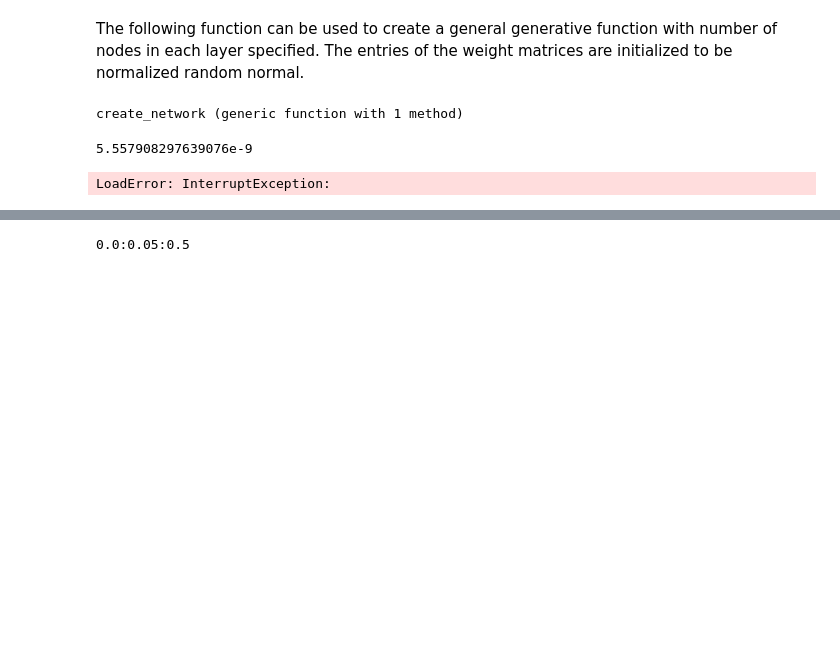
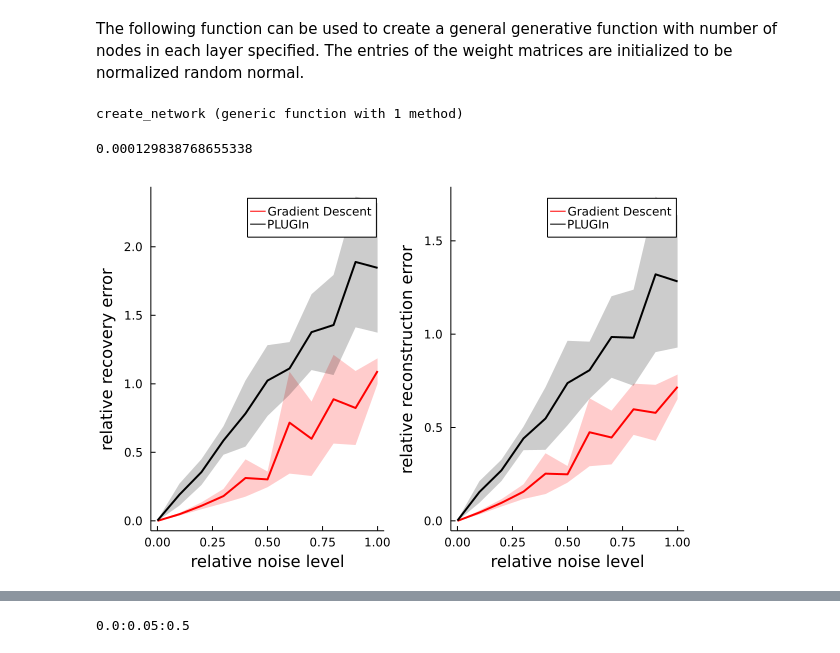
Before and after one commit to babhrujoshi/PLUGIn_Julia, a Jupyter notebook: Plugin_denoise.ipynb, the cells around one changed output, grey strips where cells are left out. Saved outputs shown, nothing was run; the diff lists cells and outputs as text; code cells hidden in the pictures; blank space fills up the shorter version.

```diff
--- a/Plugin_denoise.ipynb
+++ b/Plugin_denoise.ipynb
@@ -114,7 +114,7 @@ depth = length(Flux.params(G))/2
 (x_dim, _ ) = size(Flux.params(G)[Int(depth*2 - 1)])
 W = normalized_weight_product(G)
 
-max_iter = 5000
+max_iter = 2000
 stepsize_PLUGIn = 2
 stepsize_GD = .5
 noise_level_list = 0:.1:1
@@ -132,7 +132,7 @@ end
 
 println(norm(z_est_PLUGIn - z))
 # %% [output]
-5.557908297639076e-9
+0.000129838768655338
 # %%
 #########  SNR  #################
 net_param = [20, 520, 500, 750]
@@ -144,7 +144,7 @@ depth = length(Flux.params(G))/2
 (x_dim, _ ) = size(Flux.params(G)[Int(depth*2 - 1)])
 W = normalized_weight_product(G)
 
-max_iter = 5000
+max_iter = 2000
 stepsize_PLUGIn = 2
 stepsize_GD = .5
 noise_level_list = 0:.1:1
@@ -300,8 +300,6 @@ end
 
 
 # save("result/talk/Denoise/denoise_recon_low_ratio.jld", "error_GD", recon_error_matrix_GD, "error_PLUGIn", recon_error_matrix_PLUGIn, "error_GD_proj", recon_error_matrix_GD_proj, "error_PLUGIn_proj", recon_error_matrix_PLUGIn_proj, "error_GD_reg", recon_error_matrix_GD_reg, "error_PLUGIn_reg", recon_error_matrix_PLUGIn_reg)
-# %% [output]
-LoadError: InterruptException:
 # %%
 save("result/talk/Denoise/denoise_recov_high_ratio.jld", "error_GD", recov_error_matrix_GD, "error_PLUGIn", recov_error_matrix_PLUGIn, "error_GD_proj", recov_error_matrix_GD_proj, "error_PLUGIn_proj", recov_error_matrix_PLUGIn_proj, "error_GD_reg", recov_error_matrix_GD_reg, "error_PLUGIn_reg", recov_error_matrix_PLUGIn_reg)
 
@@ -314,34 +312,36 @@ save("result/talk/Denoise/denoise_recon_high_ratio.jld", "error_GD", recon_error
 
 
 average_recov = mean(recov_error_matrix_GD[:, 2:end], dims=2)
 std_recov = std(recov_error_matrix_GD[:, 2:end], dims=2)
 plot(noise_level_list, average_recov + std_recov, fillrange = average_recov - std_recov, fillalpha = .2, color =:red, label = false, linecolor = invisible())
 plot!(noise_level_list, average_recov, label = "Gradient Descent", xlabel = "relative noise level", ylabel = "average recovery error", linewidth = 2, color =:red)
 
 average_recov = mean(recov_error_matrix_PLUGIn[:, 2:end], dims=2)
 std_recov = std(recov_error_matrix_PLUGIn[:, 2:end], dims=2)
 plot!(noise_level_list, average_recov + std_recov, fillrange = average_recov - std_recov, fillalpha = .2, c =:black, label = false, linecolor = invisible())
 p1 = plot!(noise_level_list, average_recov, label = "PLUGIn", xlabel = "relative noise level", ylabel = "relative recovery error", linewidth = 2, color =:black , grid= false)
 
 
 #################################################################################
 average_recon = mean(recon_error_matrix_GD[:, 2:end], dims=2)
 std_recon = std(recon_error_matrix_GD[:, 2:end], dims=2)
 plot(noise_level_list, average_recon + std_recon, fillrange = average_recon - std_recon,fillalpha = .2, color =:red, label = false, linecolor = invisible())
 plot!(noise_level_list, average_recon, label = "Gradient Descent", xlabel = "relative noise level", ylabel = "average reconstruction error", linewidth = 2, c =:red)
 
 
 average_recon = mean(recon_error_matrix_PLUGIn[:, 2:end], dims=2)
 std_recon = std(recon_error_matrix_PLUGIn[:, 2:end], dims=2)
 plot!(noise_level_list, average_recon + std_recon, fillrange = average_recon - std_recon, fillalpha = .2, c =:black, label = false, linecolor = invisible())
 p2 = plot!(noise_level_list, average_recon, label = "PLUGIn", xlabel = "relative noise level", ylabel = "relative reconstruction error", linewidth = 2 , c =:black, grid= false)
 
 
 plot(p1, p2, layout = (1,2))
 
 
-# savefig("result/talk/Denoise/Denoise_noise_high_ratio.pdf")
+savefig("result/talk/Denoise_non_expans_high_ratio.pdf")
 plot(p1, p2, layout = (1,2))
+# %% [output]
+[figure, added]
 # %%
 
 
```
Also changed, not shown: parts of 2 cells of this notebook, 6 other files.
